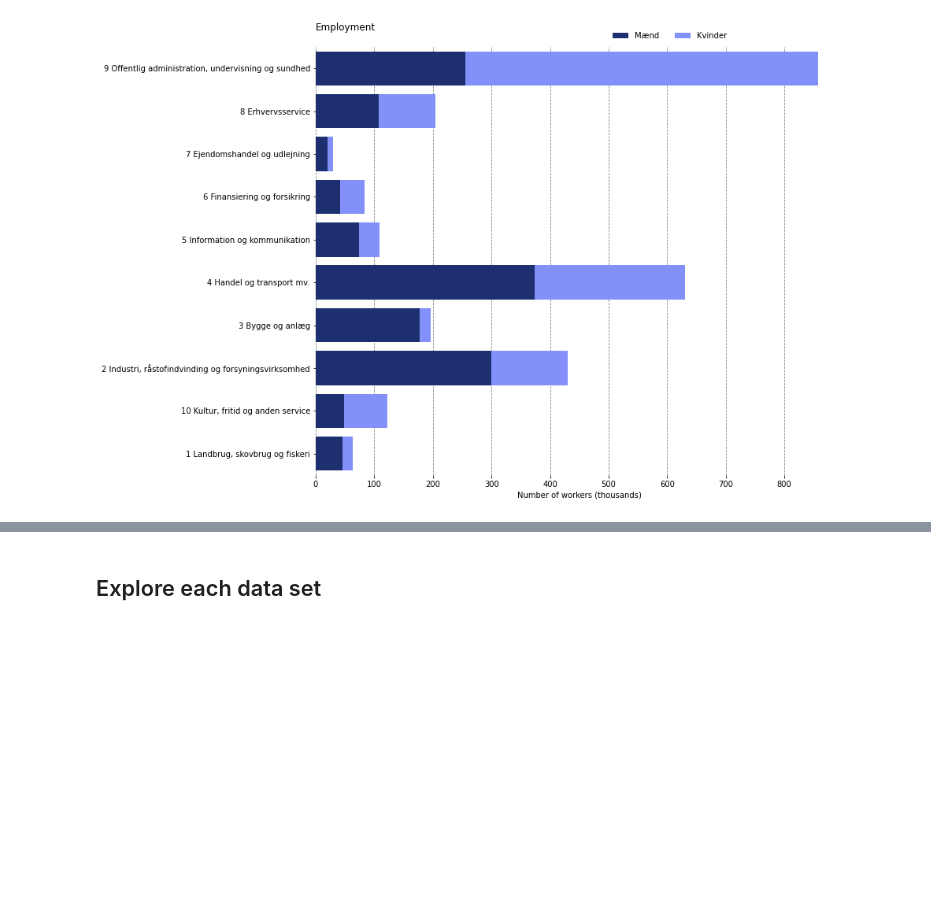
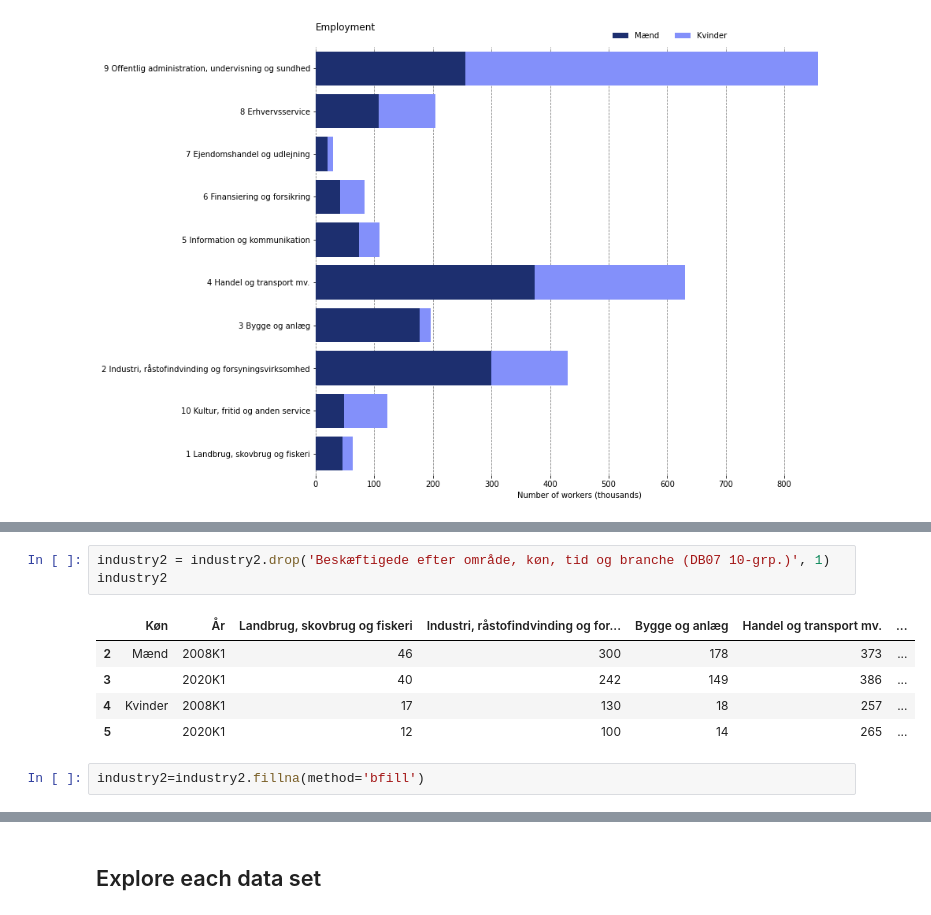
Before and after one commit to Morsing96/Introduction-to-Programming, a Jupyter notebook: dataproject/dataproject.ipynb, the cells around one changed output, grey strips where cells are left out. Cells and saved outputs as stored; diff of their text form; blank space fills up the shorter version.

```diff
--- a/dataproject/dataproject.ipynb
+++ b/dataproject/dataproject.ipynb
@@ -362,0 +308,11 @@ industries_grouped
+# %%
+industry2 = industry2.drop('Beskæftigede efter område, køn, tid og branche (DB07 10-grp.)', 1)
+industry2
+# %% [output]
+|  | Køn | År | Landbrug, skovbrug og fiskeri | Industri, råstofindvinding og for... | Bygge og anlæg | Handel og transport mv. | ... |
+| 2 | Mænd | 2008K1 | 46 | 300 | 178 | 373 | ... |
+| 3 |  | 2020K1 | 40 | 242 | 149 | 386 | ... |
+| 4 | Kvinder | 2008K1 | 17 | 130 | 18 | 257 | ... |
+| 5 |  | 2020K1 | 12 | 100 | 14 | 265 | ... |
+# %%
+industry2=industry2.fillna(method='bfill')
```
Also changed, not shown: parts of 16 cells of this notebook, 1 other file.
